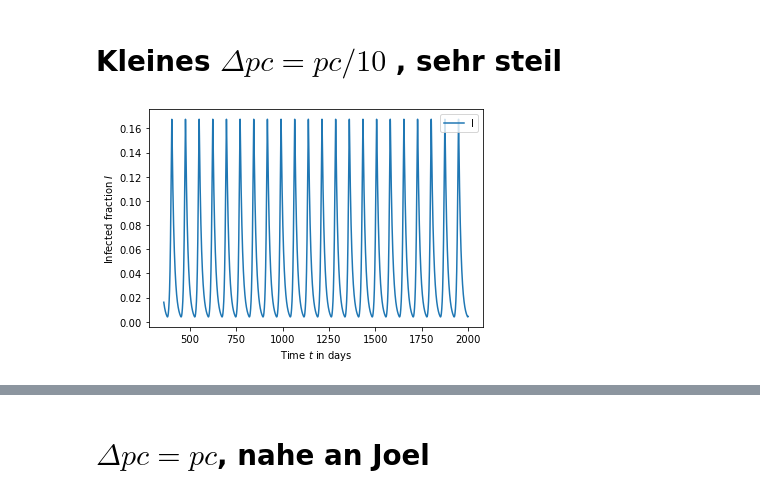
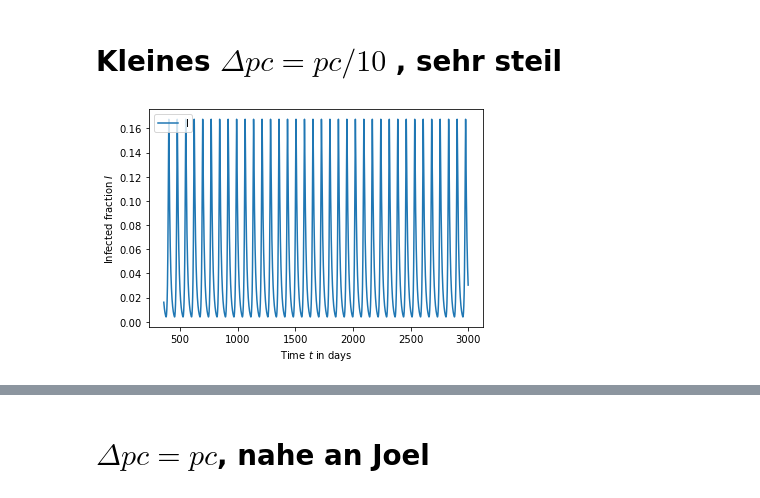
Before and after one commit to simonblaue/Epidemics_SRI_model, a Jupyter notebook: Many_Peaks.ipynb, the cells around one changed output, grey strips where cells are left out. Drawn from its saved outputs; the diff is of its cells as text; code cells hidden in the pictures.

Commit message:
a few new plots

```diff
--- a/Many_Peaks.ipynb
+++ b/Many_Peaks.ipynb
@@ -4,7 +4,7 @@ import ModelLib
 # Algemeine Variabeln
 # %%
 T_min = 360
-T_max = 2000
+T_max = 3000
 p_cap = 0.06
 y0=[0.99,0.01,0,0,0]
 # %% [markdown]
@@ -19,7 +23,8 @@ t,state = ModelLib.plots.PlotSRITime(model, model.MemoryIncrement, y0=y0,T_min=T
 # %%
 model = ModelLib.SIRModels(p_cap=p_cap)
 model.delta_pcap = model.p_cap/10
 model.s = 0
+model.Fix = model.FindFixpointDifferentP(model.DifferentPIncrementForStability)
 t,state = ModelLib.plots.PlotSRITime(model, model.DifferentPIncrement, y0=y0,T_min=T_min,T_max=T_max, save="Plots/Our_step_many_peaks")
 # %% [output]
-[figure, old version]
+[figure, new version]
```
Also changed, not shown: parts of 5 cells of this notebook, 11 other files.
